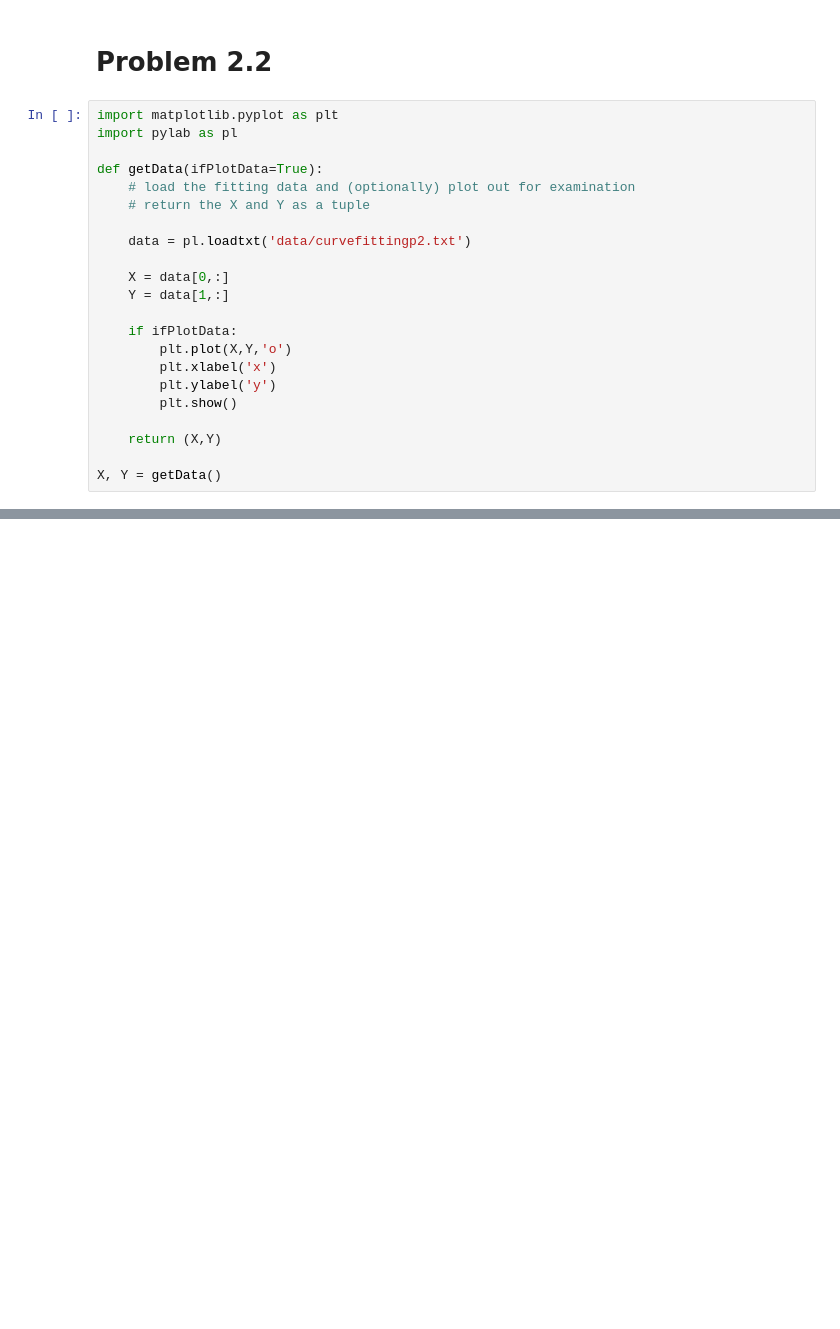
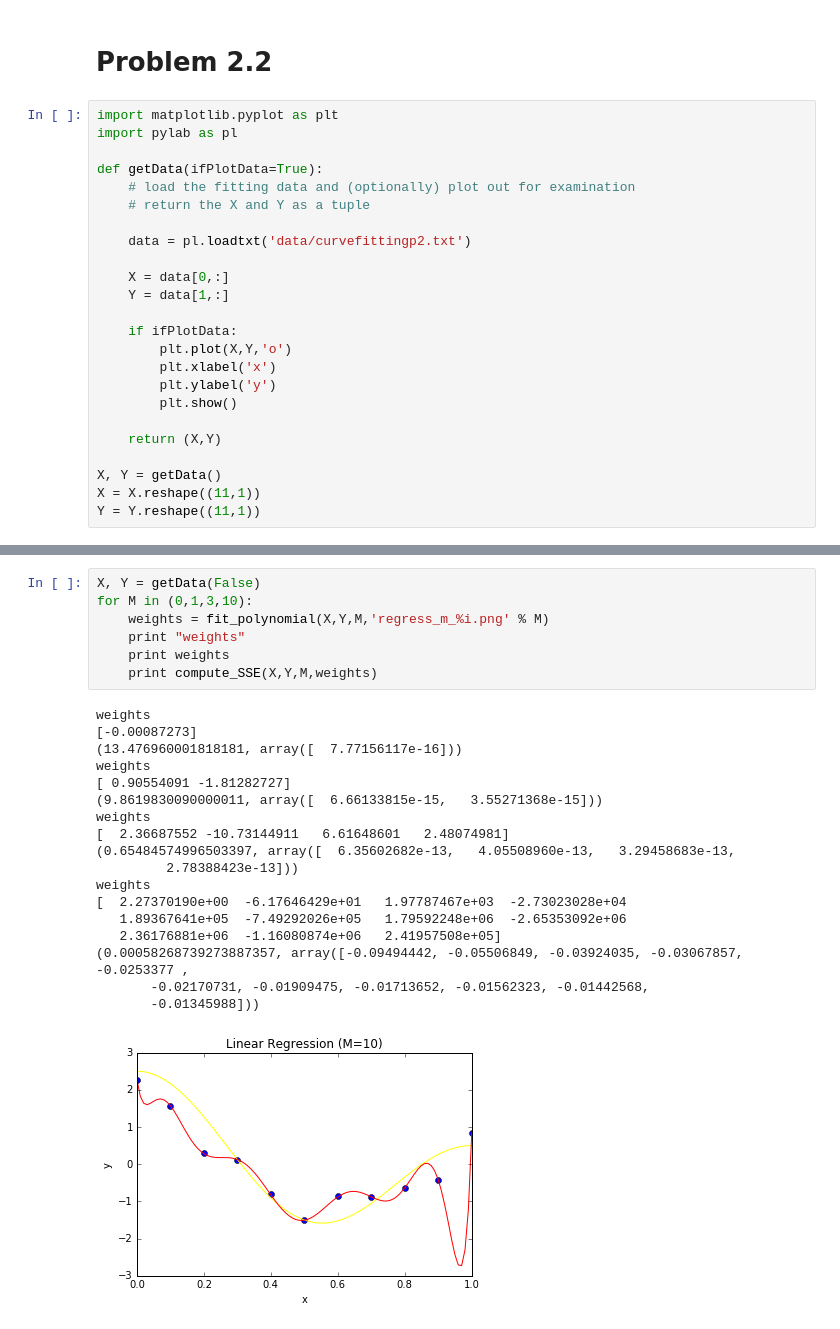
Before and after one commit to connersk/ML, a Jupyter notebook: ML HW1.ipynb, the cells around one changed output, grey strips where cells are left out. Cells and saved outputs as stored; diff of their text form; blank space fills up the shorter version.

```diff
--- a/ML HW1.ipynb
+++ b/ML HW1.ipynb
@@ -283,5 +284,7 @@ def getData(ifPlotData=True):
     return (X,Y)
 
 X, Y = getData()
+X = X.reshape((11,1))
+Y = Y.reshape((11,1))
 # %% [output]
 [figure]
@@ -289,0 +366,26 @@ X, Y = getData()
+# %%
+X, Y = getData(False)
+for M in (0,1,3,10):
+    weights = fit_polynomial(X,Y,M,'regress_m_%i.png' % M)
+    print "weights"
+    print weights
+    print compute_SSE(X,Y,M,weights)
+# %% [output]
+weights
+[-0.00087273]
+(13.476960001818181, array([  7.77156117e-16]))
+weights
+[ 0.90554091 -1.81282727]
+(9.8619830090000011, array([  6.66133815e-15,   3.55271368e-15]))
+weights
+[  2.36687552 -10.73144911   6.61648601   2.48074981]
+(0.65484574996503397, array([  6.35602682e-13,   4.05508960e-13,   3.29458683e-13,
+         2.78388423e-13]))
+weights
+[  2.27370190e+00  -6.17646429e+01   1.97787467e+03  -2.73023028e+04
+   1.89367641e+05  -7.49292026e+05   1.79592248e+06  -2.65353092e+06
+   2.36176881e+06  -1.16080874e+06   2.41957508e+05]
+(0.00058268739273887357, array([-0.09494442, -0.05506849, -0.03924035, -0.03067857, -0.0253377 ,
+       -0.02170731, -0.01909475, -0.01713652, -0.01562323, -0.01442568,
+       -0.01345988]))
+[figure, added]
```
Also changed, not shown: parts of 10 cells of this notebook.
